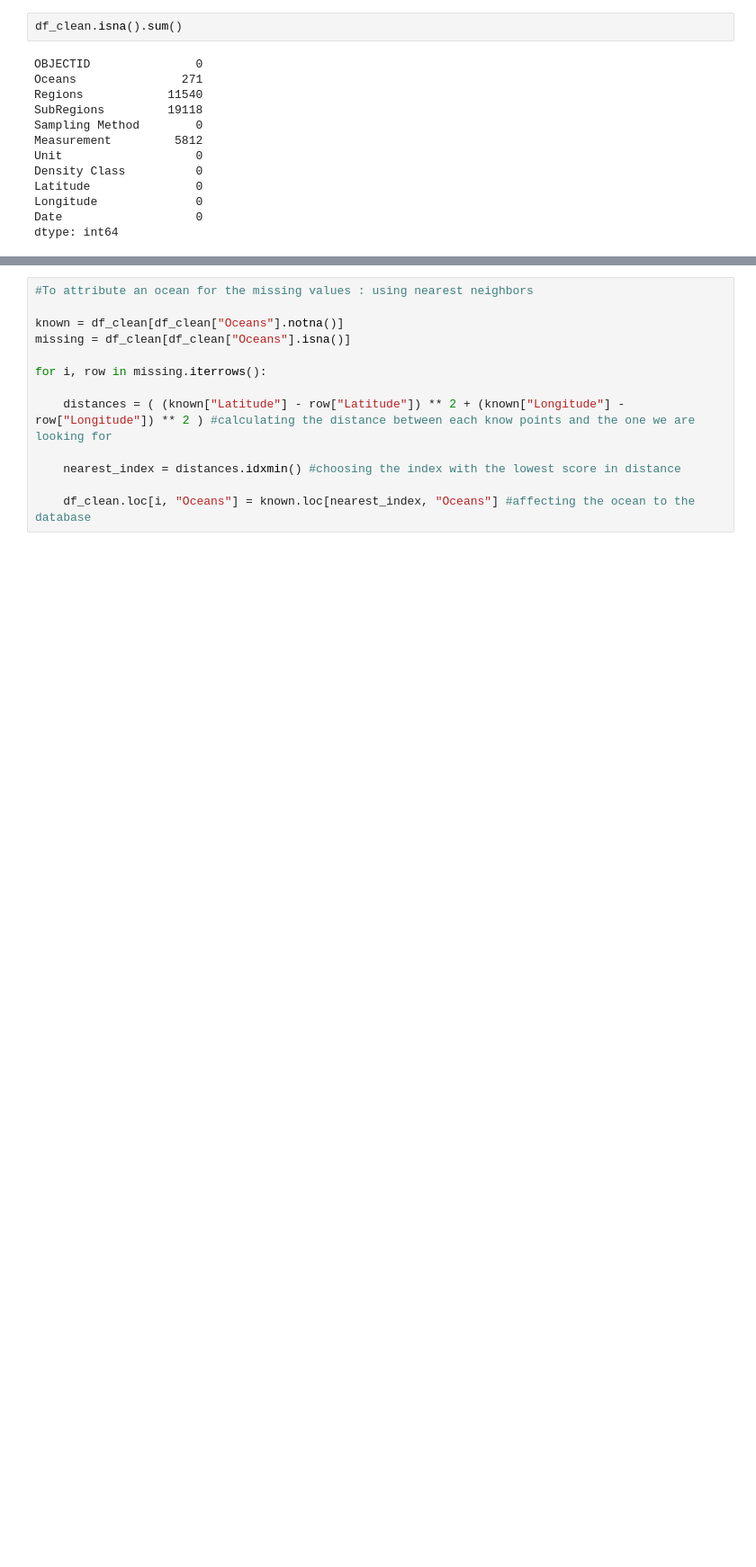
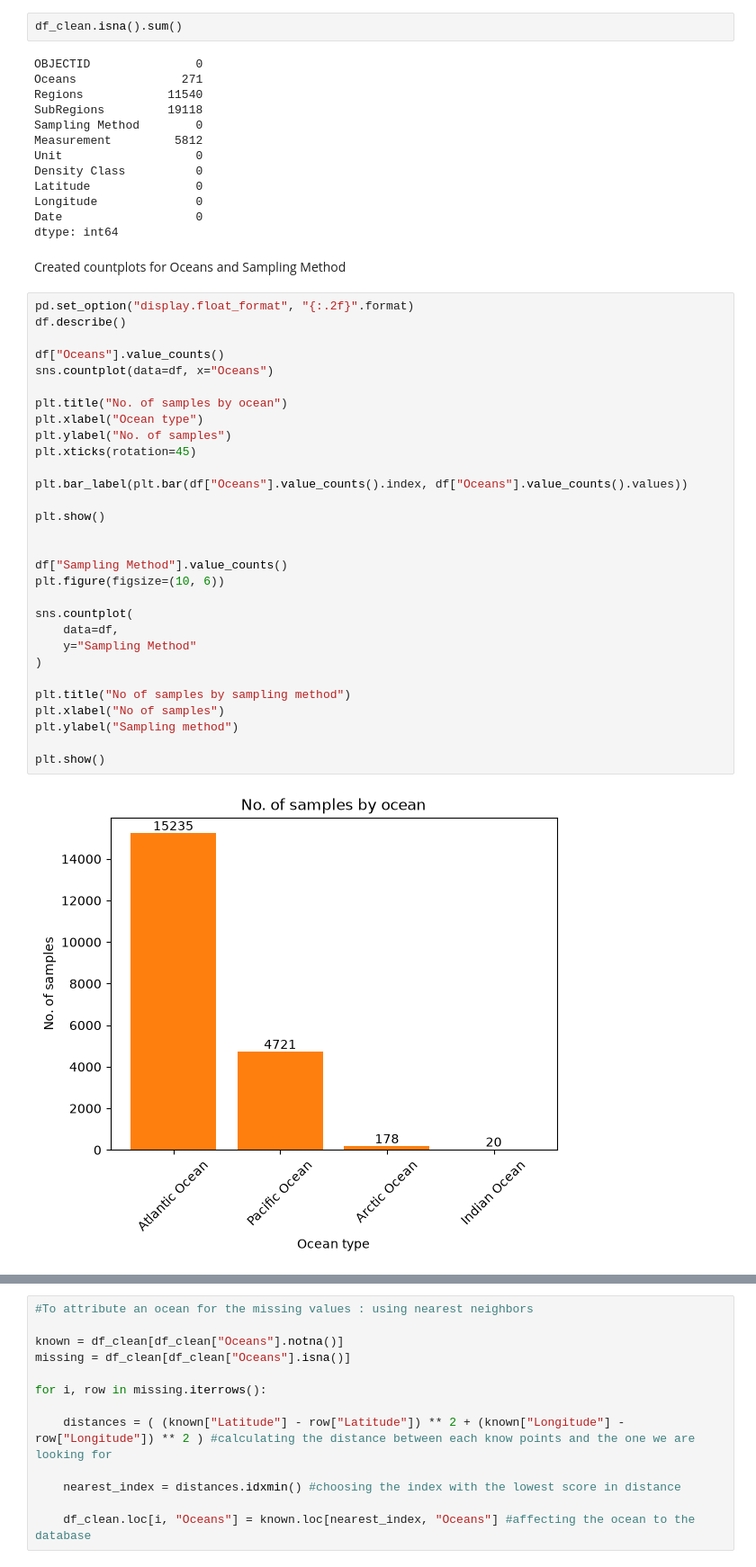
Before and after one commit to EmaSkryp/microplastic-project, a Jupyter notebook: notebooks/1_No.ipynb, the cells around one changed output, grey strips where cells are left out. Shown at 90% size. Drawn from its saved outputs; the diff is of its cells as text; blank space fills up the shorter version.

```diff
--- a/notebooks/1_No.ipynb
+++ b/notebooks/1_No.ipynb
@@ -124,3 +82,37 @@ Latitude               0
 Longitude              0
 Date                   0
 dtype: int64
+# %% [markdown]
+Created countplots for Oceans and Sampling Method
+# %%
+pd.set_option("display.float_format", "{:.2f}".format)
+df.describe()
+
+df["Oceans"].value_counts()
+sns.countplot(data=df, x="Oceans")
+
+plt.title("No. of samples by ocean")
+plt.xlabel("Ocean type")
+plt.ylabel("No. of samples")
+plt.xticks(rotation=45)
+
+plt.bar_label(plt.bar(df["Oceans"].value_counts().index, df["Oceans"].value_counts().values))
+
+plt.show()
+
+
+df["Sampling Method"].value_counts()
+plt.figure(figsize=(10, 6))
+
+sns.countplot(
+    data=df,
+    y="Sampling Method"
+)
+
+plt.title("No of samples by sampling method")
+plt.xlabel("No of samples")
+plt.ylabel("Sampling method")
+
+plt.show()
+# %% [output]
+[figure, new version]
```
Also changed, not shown: parts of 38 cells of this notebook.
